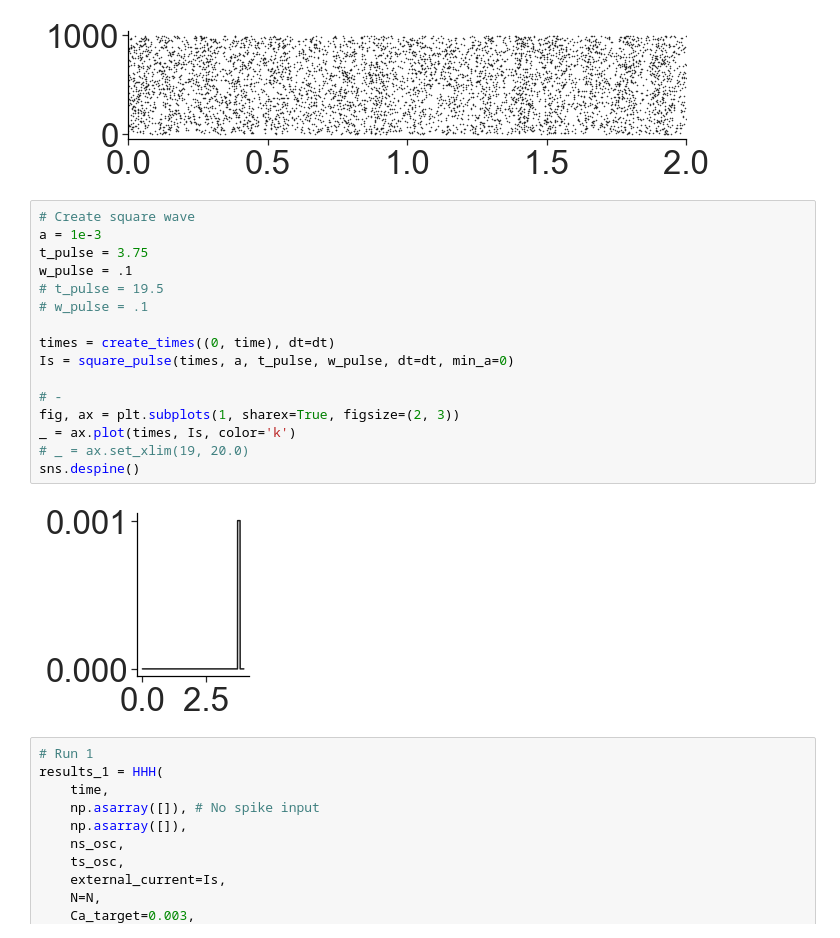
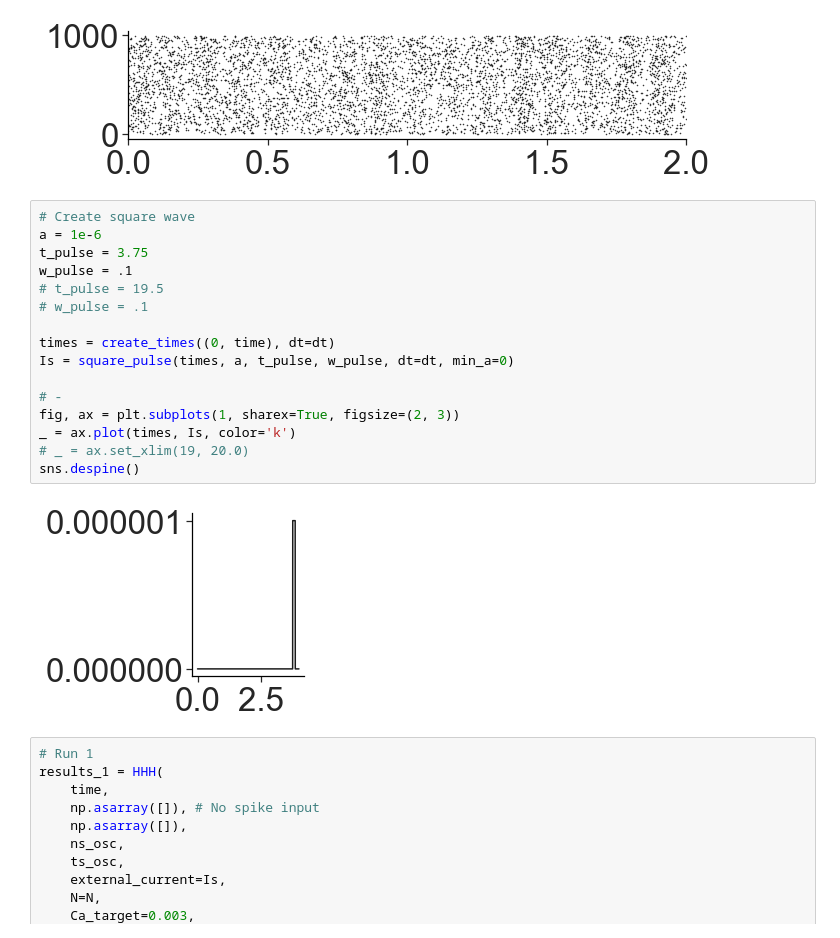
Before and after one commit to voytekresearch/resistingrhythm, a Jupyter notebook: resistingrhythm/ipynb/figure_FI.ipynb, the cells around one changed output. Saved outputs shown, nothing was run; the diff lists cells and outputs as text.

```diff
--- a/resistingrhythm/ipynb/figure_FI.ipynb
+++ b/resistingrhythm/ipynb/figure_FI.ipynb
@@ -61,22 +61,22 @@ sns.despine()
 [figure]
 # %%
 # Create square wave
-a = 1e-3
+a = 1e-6
 t_pulse = 3.75
 w_pulse = .1
 # t_pulse = 19.5
 # w_pulse = .1
 
 times = create_times((0, time), dt=dt)
 Is = square_pulse(times, a, t_pulse, w_pulse, dt=dt, min_a=0)
 
 # -
 fig, ax = plt.subplots(1, sharex=True, figsize=(2, 3))
 _ = ax.plot(times, Is, color='k')
 # _ = ax.set_xlim(19, 20.0)
 sns.despine()
 # %% [output]
-[figure, old version]
+[figure, new version]
 # %%
 # Run 1
 results_1 = HHH(
```
Also changed, not shown: parts of 2 cells of this notebook.
